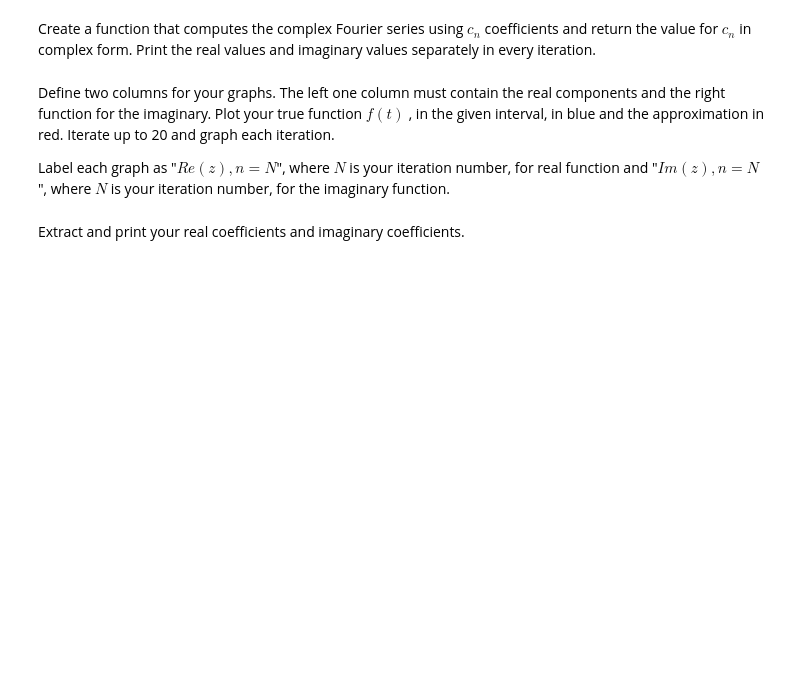
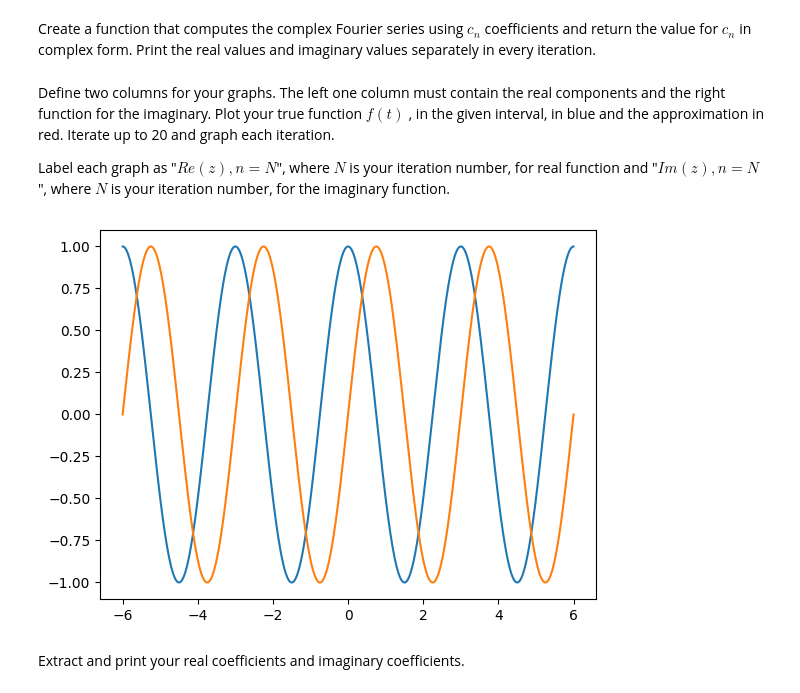
Before and after one commit to djkurt-dev/complex-fourier-series, a Jupyter notebook: Timajo [ES209a] PIT 1.ipynb, the cells around one changed output. Saved outputs shown, nothing was run; the diff lists cells and outputs as text; code cells hidden in the pictures; blank space fills up the shorter version.

```diff
--- a/Timajo [ES209a] PIT 1.ipynb
+++ b/Timajo [ES209a] PIT 1.ipynb
@@ -12,11 +12,15 @@ from math import ceil
 Define your period $T=3$. Define your interval from -6 to 6. Define also your samples to 10KHz (good for the entire interval).
 # %%
 T=3
-np.linspace(-6,6,10000)
+interval = np.linspace(-6,6,10000)
+interval
 # %% [output]
 array([-6.        , -5.99879988, -5.99759976, ...,  5.99759976,
         5.99879988,  6.        ])
 # %% [markdown]
 Define your complex-valued function. Make your own.
+# %%
+def f(t):
+    return np.exp(1j * ((2 * np.pi)/T) * t)
 # %% [markdown]
 Define your discrete values of $t$ (range, true $f(t)$, real true value, and imaginary true value).
@@ -39,3 +56,10 @@ Label each graph as "$Re(z), n=N$", where $N$ is your iteration number, for real
+# %%
+plt.plot(interval,[f(ti).real for ti in interval])
+plt.plot(interval,[f(ti).imag for ti in interval])
+# plt.plot(t_vals,[compute_complex_fourier_series(ti).imag for ti in t_vals])
+plt.show()
+# %% [output]
+[figure, added]
 # %% [markdown]
 Extract and print your real coefficients and imaginary coefficients.
 # %%
```
Also changed, not shown: parts of 9 cells of this notebook.
